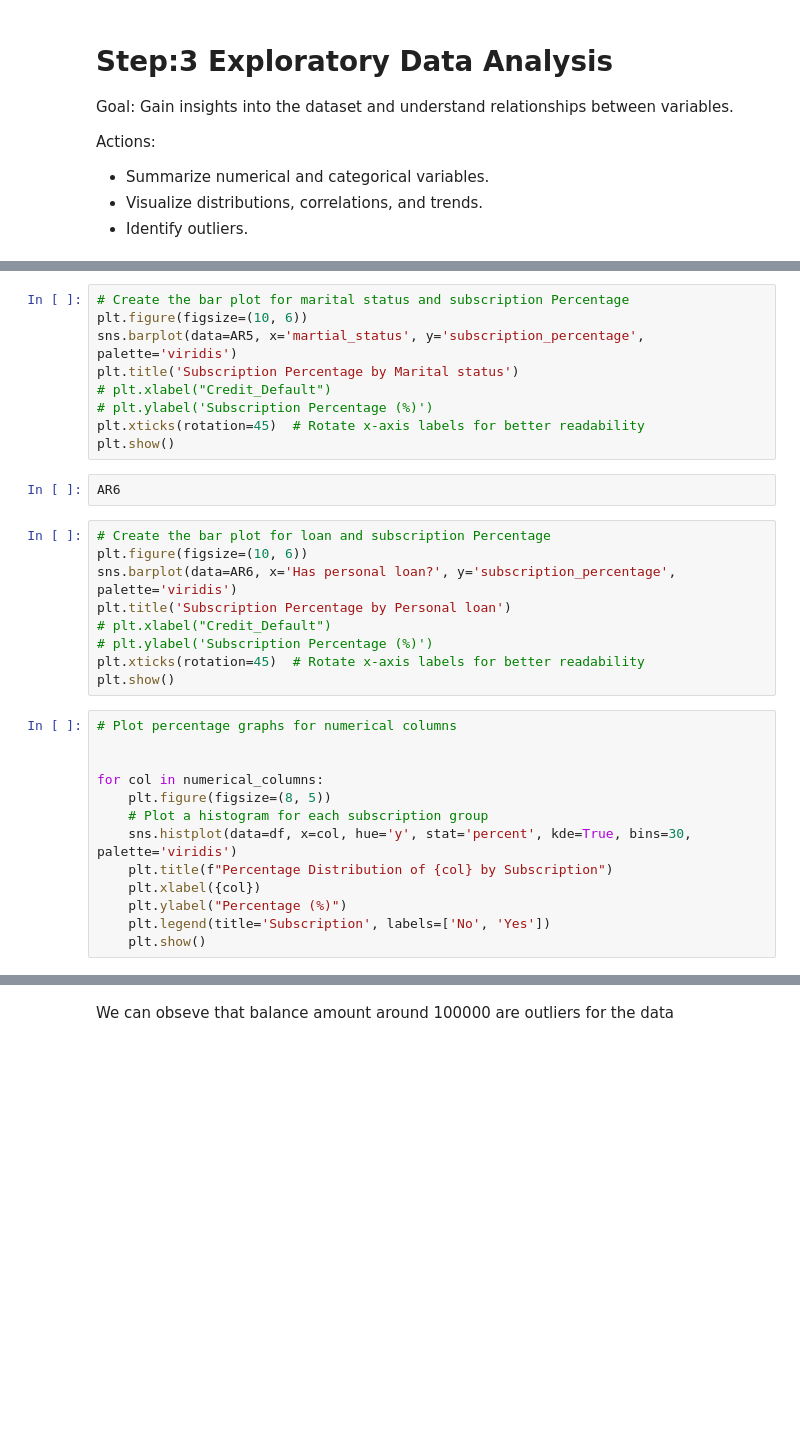
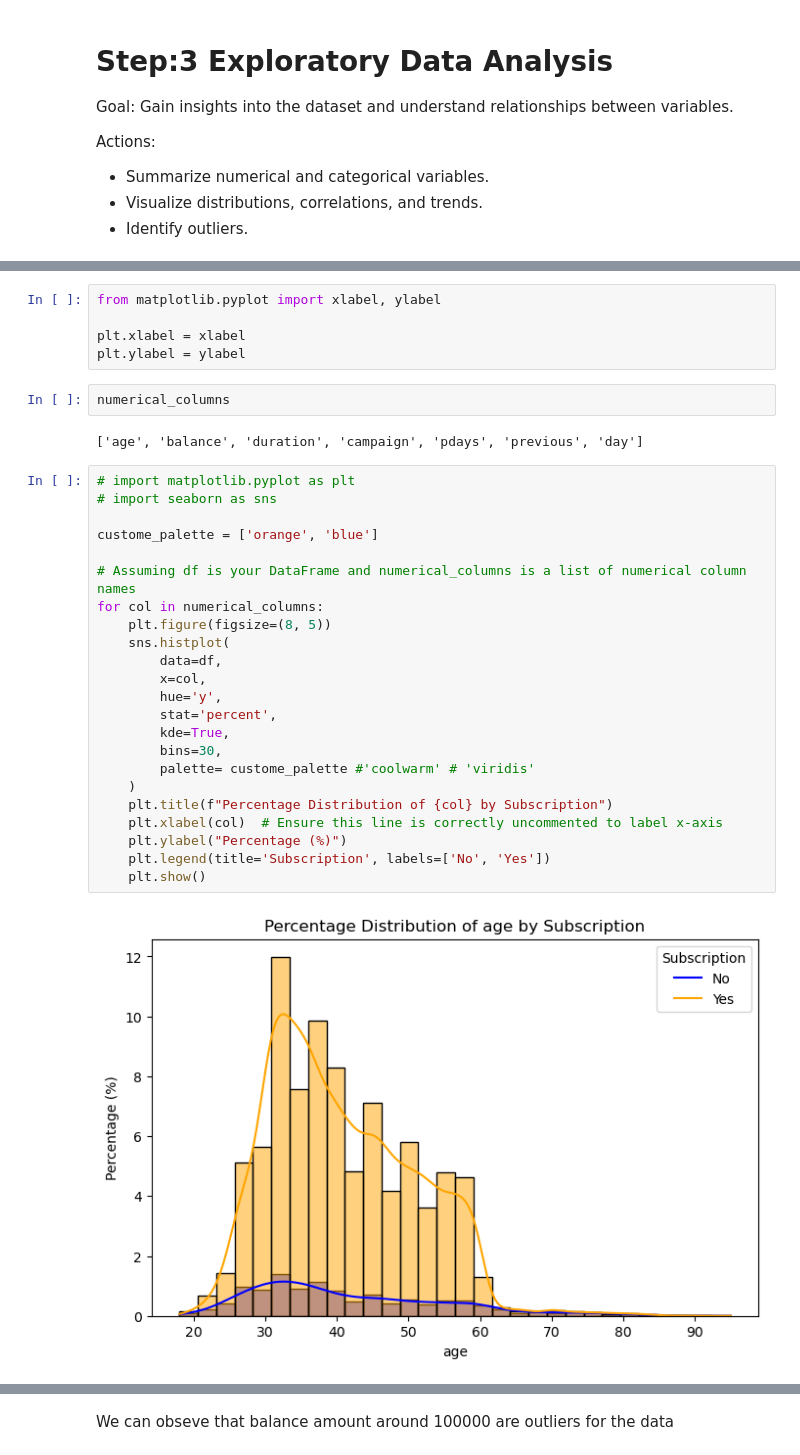
Before and after one commit to amirfarimani/DSI_Team_Project_Bank_Marketing, a Jupyter notebook: experiments/data_processing.ipynb, the cells around one changed output, grey strips where cells are left out. Cells and saved outputs as stored; diff of their text form; blank space fills up the shorter version.

```diff
--- a/experiments/data_processing.ipynb
+++ b/experiments/data_processing.ipynb
@@ -527,33 +441,34 @@ AR5
-# %%
-# Create the bar plot for marital status and subscription Percentage
-plt.figure(figsize=(10, 6))
-sns.barplot(data=AR5, x='martial_status', y='subscription_percentage', palette='viridis')
-plt.title('Subscription Percentage by Marital status')
-# plt.xlabel("Credit_Default")
-# plt.ylabel('Subscription Percentage (%)')
-plt.xticks(rotation=45)  # Rotate x-axis labels for better readability
-plt.show()
-# %%
-AR6
-# %%
-# Create the bar plot for loan and subscription Percentage
-plt.figure(figsize=(10, 6))
-sns.barplot(data=AR6, x='Has personal loan?', y='subscription_percentage', palette='viridis')
-plt.title('Subscription Percentage by Personal loan')
-# plt.xlabel("Credit_Default")
-# plt.ylabel('Subscription Percentage (%)')
-plt.xticks(rotation=45)  # Rotate x-axis labels for better readability
-plt.show()
+# %%
+from matplotlib.pyplot import xlabel, ylabel
+
+plt.xlabel = xlabel
+plt.ylabel = ylabel
+# %%
+numerical_columns
+# %% [output]
+['age', 'balance', 'duration', 'campaign', 'pdays', 'previous', 'day']
 # %%
-# Plot percentage graphs for numerical columns
+# import matplotlib.pyplot as plt
+# import seaborn as sns
 
+custome_palette = ['orange', 'blue']
 
+# Assuming df is your DataFrame and numerical_columns is a list of numerical column names
 for col in numerical_columns:
     plt.figure(figsize=(8, 5))
-    # Plot a histogram for each subscription group
-    sns.histplot(data=df, x=col, hue='y', stat='percent', kde=True, bins=30, palette='viridis')
+    sns.histplot(
+        data=df,
+        x=col,
+        hue='y',
+        stat='percent',
+        kde=True,
+        bins=30,
+        palette= custome_palette #'coolwarm' # 'viridis'
+    )
     plt.title(f"Percentage Distribution of {col} by Subscription")
-    plt.xlabel({col})
+    plt.xlabel(col)  # Ensure this line is correctly uncommented to label x-axis
     plt.ylabel("Percentage (%)")
     plt.legend(title='Subscription', labels=['No', 'Yes'])
     plt.show()
+# %% [output]
+[figure, added]
```
Also changed, not shown: parts of 48 cells of this notebook.
